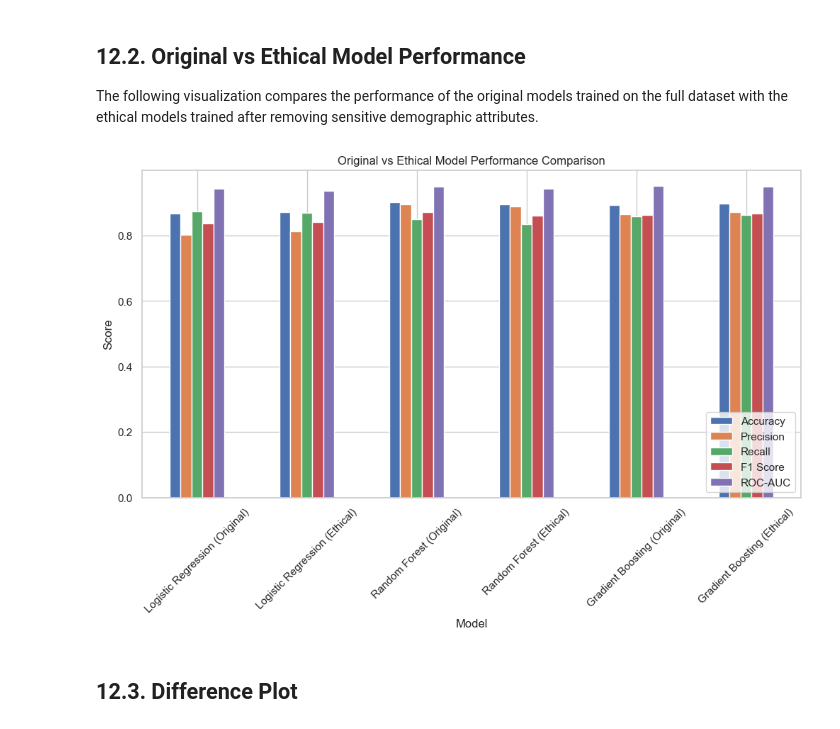
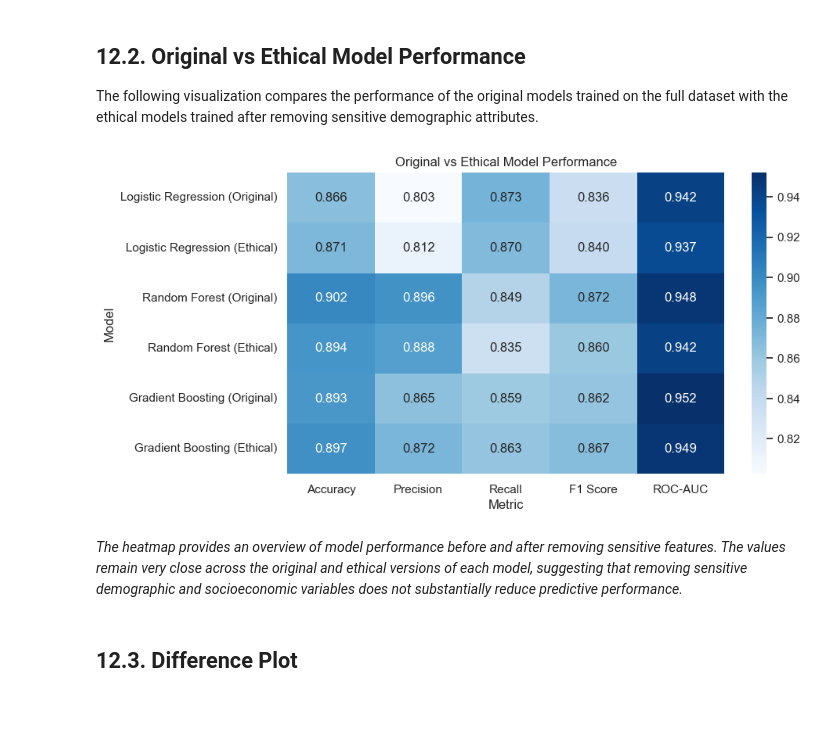
Before and after one commit to DimitarMalamski/student-dropout-predictor, a Jupyter notebook: notebooks/01_student_dropout_predictor.ipynb, the cells around one changed output. Drawn from its saved outputs; the diff is of its cells as text; code cells hidden in the pictures.

Commit message:
Integrate a heatmap for showcasing the results from all the models

```diff
--- a/notebooks/01_student_dropout_predictor.ipynb
+++ b/notebooks/01_student_dropout_predictor.ipynb
@@ -2259,19 +2258,23 @@ comparison_results
 
 The following visualization compares the performance of the original models trained on the full dataset with the ethical models trained after removing sensitive demographic attributes.
 # %%
-comparison_results.set_index("Model").plot(
-  kind="bar",
-  figsize=(12,6)
+plt.figure(figsize=(9, 5))
+
+sns.heatmap(
+  comparison_results.set_index("Model"),
+  annot=True,
+  fmt=".3f",
+  cmap="Blues"
 )
 
-plt.title("Original vs Ethical Model Performance Comparison")
-plt.ylabel("Score")
-plt.xticks(rotation=45)
-plt.legend(loc="lower right")
-
+plt.title("Original vs Ethical Model Performance")
+plt.xlabel("Metric")
+plt.ylabel("Model")
 plt.show()
 # %% [output]
-[figure, old version]
+[figure, new version]
+# %% [markdown]
+_The heatmap provides an overview of model performance before and after removing sensitive features. The values remain very close across the original and ethical versions of each model, suggesting that removing sensitive demographic and socioeconomic variables does not substantially reduce predictive performance._
 # %% [markdown]
 ## 12.3. Difference Plot
 # %%
```
Also changed, not shown: parts of 1 cell of this notebook.
